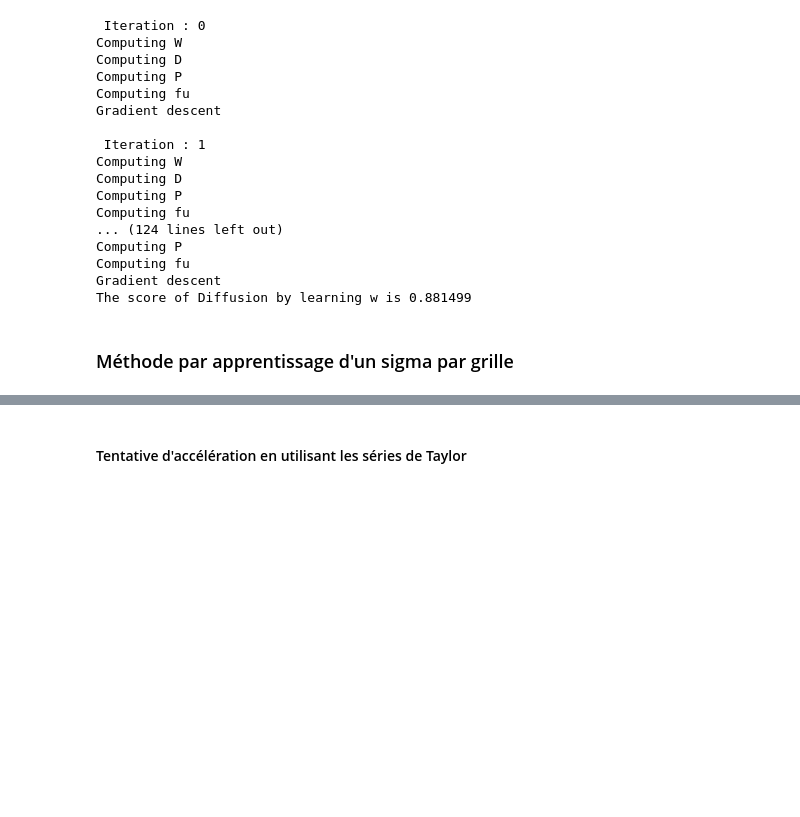
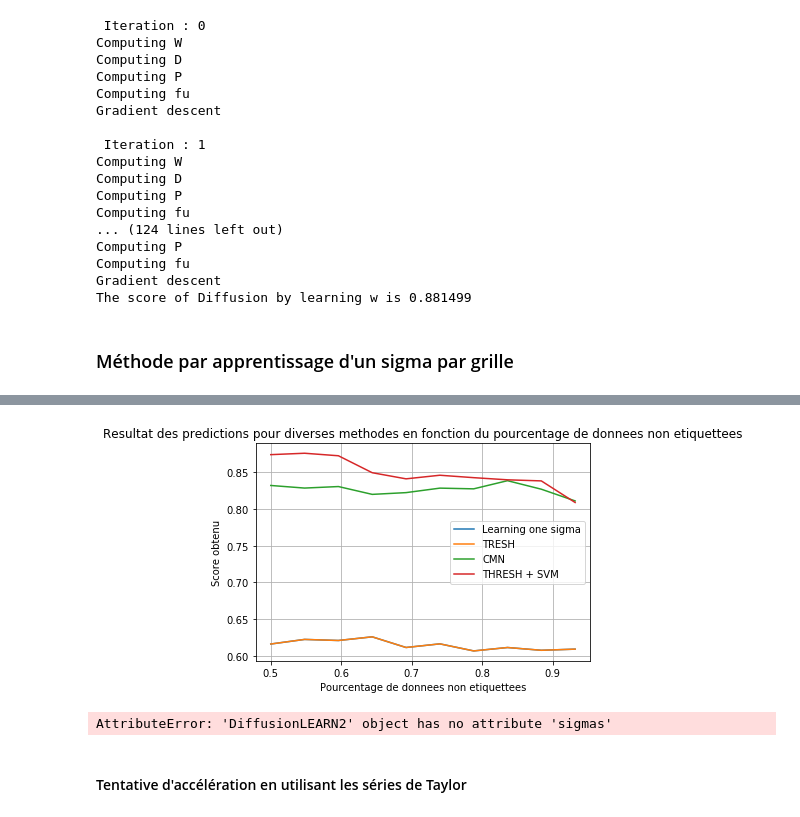
Before and after one commit to quentin-duchemin/Projet_MALAP, a Jupyter notebook: Projet.ipynb, the cells around one changed output, grey strips where cells are left out. Cells and saved outputs as stored; diff of their text form; code cells hidden in the pictures; blank space fills up the shorter version.

```diff
--- a/Projet.ipynb
+++ b/Projet.ipynb
@@ -967,7 +958,7 @@ A TESTER
 
 class DiffusionONE_SGM_grid:
 
-    def __init__(self, eps=0.01):
+    def __init__(self, eps=0.001):
         self.eps = eps
         pass
 
@@ -986,11 +977,13 @@ class DiffusionONE_SGM_grid:
         pass
 
     def predict(self):
-        grid = np.linspace(1, 5, num=100)
+        grid = np.linspace(1, 7, num=20)
         sgm_opt = grid[0]
         h_opt = self.entropie_sgm(sgm_opt)
         for sgm in grid:
+
             h = self.entropie_sgm(sgm)
+            print(h)
             if h < h_opt:
                 h_opt = h
                 sgm_opt = sgm
@@ -1006,7 +999,7 @@ class DiffusionONE_SGM_grid:
         data_sgm = self.data / sgm_opt
         self.W = np.exp(-euclidean_distances(data_sgm) ** 2)
             # calculate D
-        diago = np.sum(self.W,axis=1)
+        diago = np.sum(self.W, axis=1)
         self.D = np.diag(diago)
             # calculate P
         P = np.dot(np.linalg.inv(self.D), self.W)
@@ -1037,6 +1030,8 @@ class DiffusionONE_SGM_grid:
         Ps = (1 - self.eps) * P + self.eps / (self.L + self.U)
             # calculate fu
         fu = np.dot(np.dot(np.linalg.inv(np.eye(self.U) - Ps[self.L:, self.L:]), Ps[self.L:, :self.L]), self.fl)
+        #fu = np.dot(np.dot(np.linalg.inv(np.eye(self.U) - P[self.L:, self.L:]), P[self.L:, :self.L]), self.fl)
+
         # calculate entropy
         return self.H(fu)
 
@@ -1052,3 +1121,21 @@ The score of Diffusion by learning w is 0.970375
+# %%
+plt.figure()
+plt.plot(list_percent_u,score_grid,label = "Learning one sigma")
+plt.plot(list_percent_u,score_thresh,label = "TRESH")
+plt.plot(list_percent_u,score_CMN,label = "CMN")
+plt.plot(list_percent_u,score_threshsvm,label = "THRESH + SVM")
+plt.title("Resultat des predictions pour diverses methodes en fonction du pourcentage de donnees non etiquettees")
+plt.ylabel("Score obtenu")
+plt.xlabel("Pourcentage de donnees non etiquettees")
+plt.legend()
+plt.grid()
+plt.show()
+# %% [output]
+[figure, added]
+# %%
+M4.sigmas
+# %% [output]
+AttributeError: 'DiffusionLEARN2' object has no attribute 'sigmas'
 # %%
 X = []
 label = []
```
Also changed, not shown: parts of 7 cells of this notebook.
